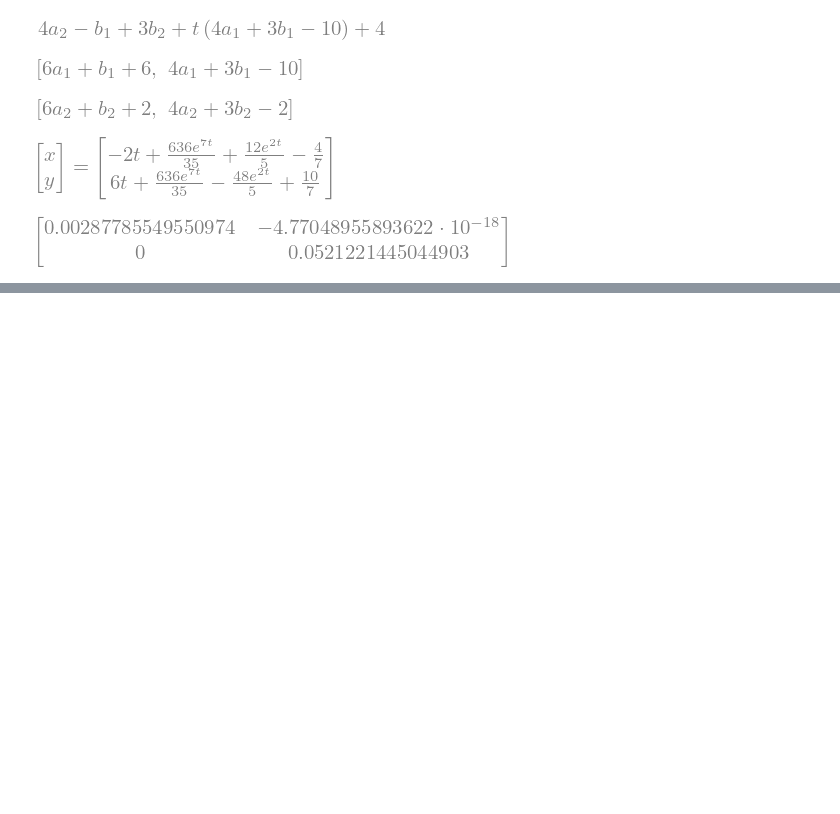
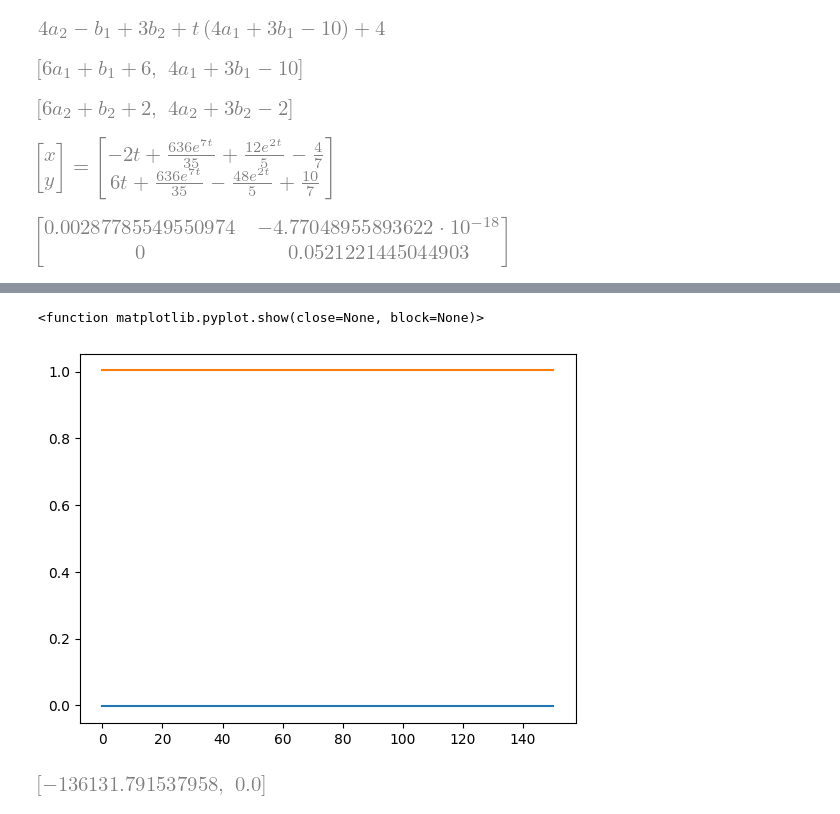
Before and after one commit to vint-j/Chemical-Engineering, a Jupyter notebook: Pastpapers/CP213/Differential_Equations_For_PPs.ipynb, the cells around one changed output, grey strips where cells are left out. Saved outputs shown, nothing was run; the diff lists cells and outputs as text; code cells hidden in the pictures; blank space fills up the shorter version.

```diff
--- a/Pastpapers/CP213/Differential_Equations_For_PPs.ipynb
+++ b/Pastpapers/CP213/Differential_Equations_For_PPs.ipynb
@@ -780,0 +800,21 @@ P.inv()@A@P
+# %%
+ics={xa.subs(t, 0):0.1}
+# %%
+xaeq=sp.dsolve(sp.Eq(xa.diff(t),eq),ics=ics)
+# %%
+import matplotlib.pylab as plt
+import numpy as np
+
+time = np.linspace(0,150,1000)
+xavals=[xaeq.rhs.subs(t,ti) for ti in time]
+xbvals=[1-xaeq.rhs.subs(t,ti) for ti in time]
+plt.plot(time,xavals)
+plt.plot(time,xbvals)
+plt.show
+# %% [output]
+<function matplotlib.pyplot.show(close=None, block=None)>
+[figure, added]
+# %%
+sp.solve(eq,xa)
+# %% [output]
+[figure, added]
```
Also changed, not shown: parts of 3 cells of this notebook.
